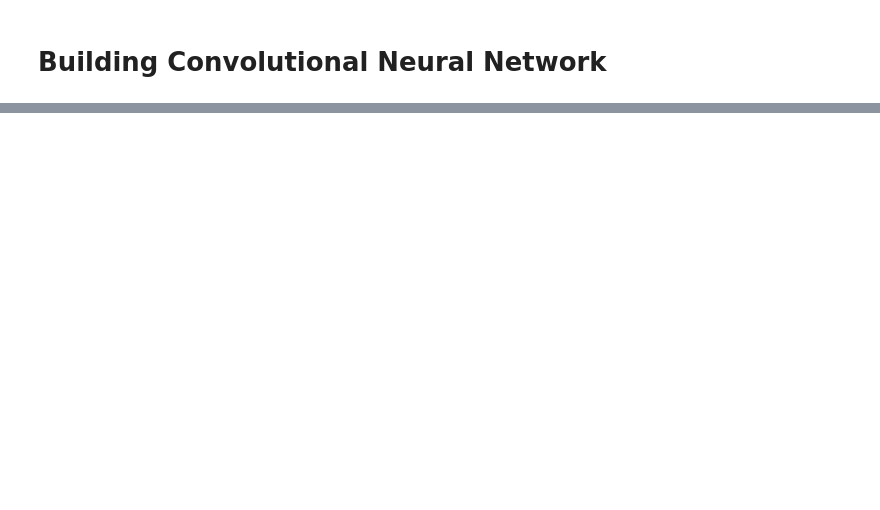
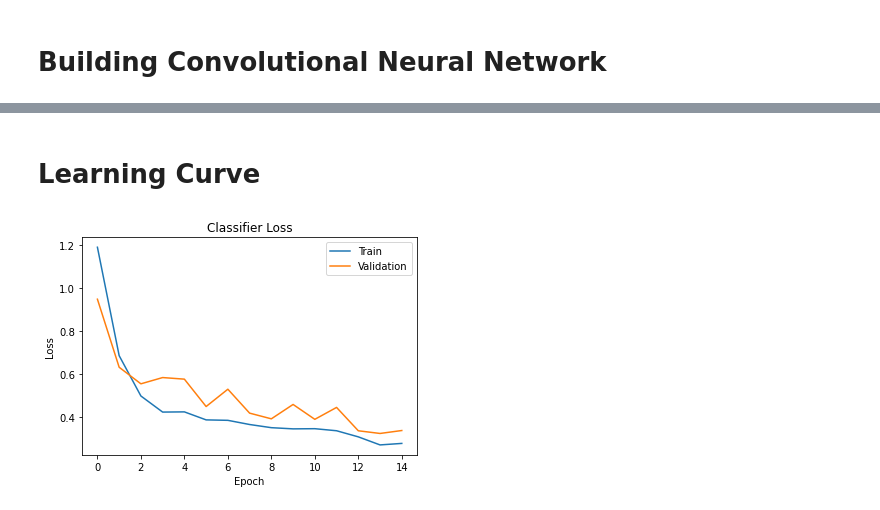
Before and after one commit to Rakibuz/Corn-Leaf-Disease-Detection-Using-CNN, a Jupyter notebook: Corn_Disease_Detection_Model.ipynb, the cells around one changed output, grey strips where cells are left out. Saved outputs shown, nothing was run; the diff lists cells and outputs as text; code cells hidden in the pictures; blank space fills up the shorter version.

```diff
--- a/Corn_Disease_Detection_Model.ipynb
+++ b/Corn_Disease_Detection_Model.ipynb
@@ -152,2 +153,25 @@ array([[0., 0., 0., 1.],
 from tensorflow.keras.models import Sequential
 from tensorflow.keras.layers import Conv2D,Dense,Flatten,MaxPooling2D,Dropout
+# %%
+classifier=Sequential()
+
+classifier.add(Conv2D(32,(3,3), input_shape=(64,64,3), activation='relu'))
+classifier.add(MaxPooling2D(pool_size=(2,2)))
+classifier.add(Dropout(0.2))
+
+classifier.add(Conv2D(64,(3,3), activation='relu'))
+classifier.add(MaxPooling2D(pool_size=(2,2)))
+classifier.add(Dropout(0.2))
+
+classifier.add(Conv2D(128,(3,3), activation='relu'))
+classifier.add(MaxPooling2D(pool_size=(2,2)))
+classifier.add(Dropout(0.4))
+
+classifier.add(Flatten())
+
+classifier.add(Dense(activation='relu', units=64))
+classifier.add(Dense(activation='relu', units=128))
+classifier.add(Dense(activation='relu', units=64))
+classifier.add(Dense(activation='softmax', units=4))
+# %%
+classifier.compile(optimizer='adam', loss='categorical_crossentropy', metrics=['accuracy'])
@@ -153,0 +198,2 @@ from tensorflow.keras.layers import Conv2D,Dense,Flatten,MaxPooling2D,Dropout
+# %%
+hist=classifier.fit(X_train,one_hot_train,epochs=15,batch_size=128,validation_split=0.2)
@@ -153,0 +226,12 @@ from tensorflow.keras.layers import Conv2D,Dense,Flatten,MaxPooling2D,Dropout
+# %% [markdown]
+# Learning Curve
+# %%
+plt.plot(hist.history['loss'])
+plt.plot(hist.history['val_loss'])
+plt.title('Classifier Loss')
+plt.ylabel('Loss')
+plt.xlabel('Epoch')
+plt.legend(['Train','Validation'],loc='upper right')
+plt.show()
+# %% [output]
+[figure, added]
```
Also changed, not shown: parts of 10 cells of this notebook.
